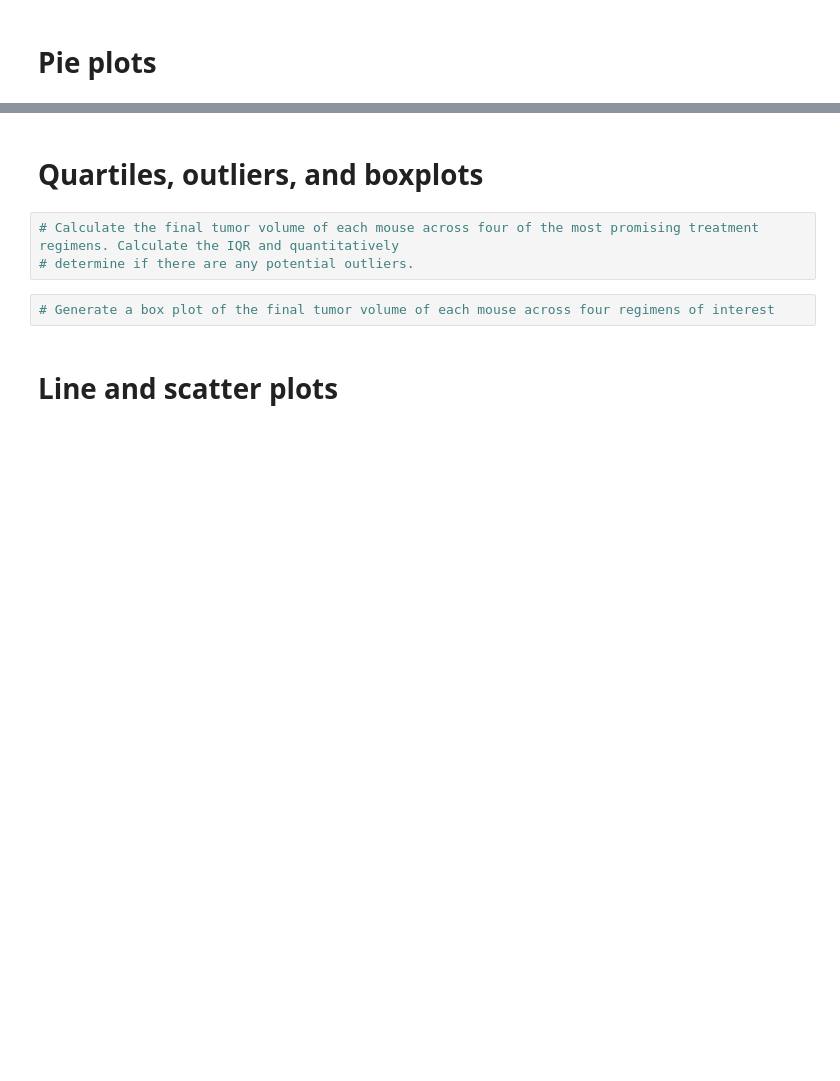
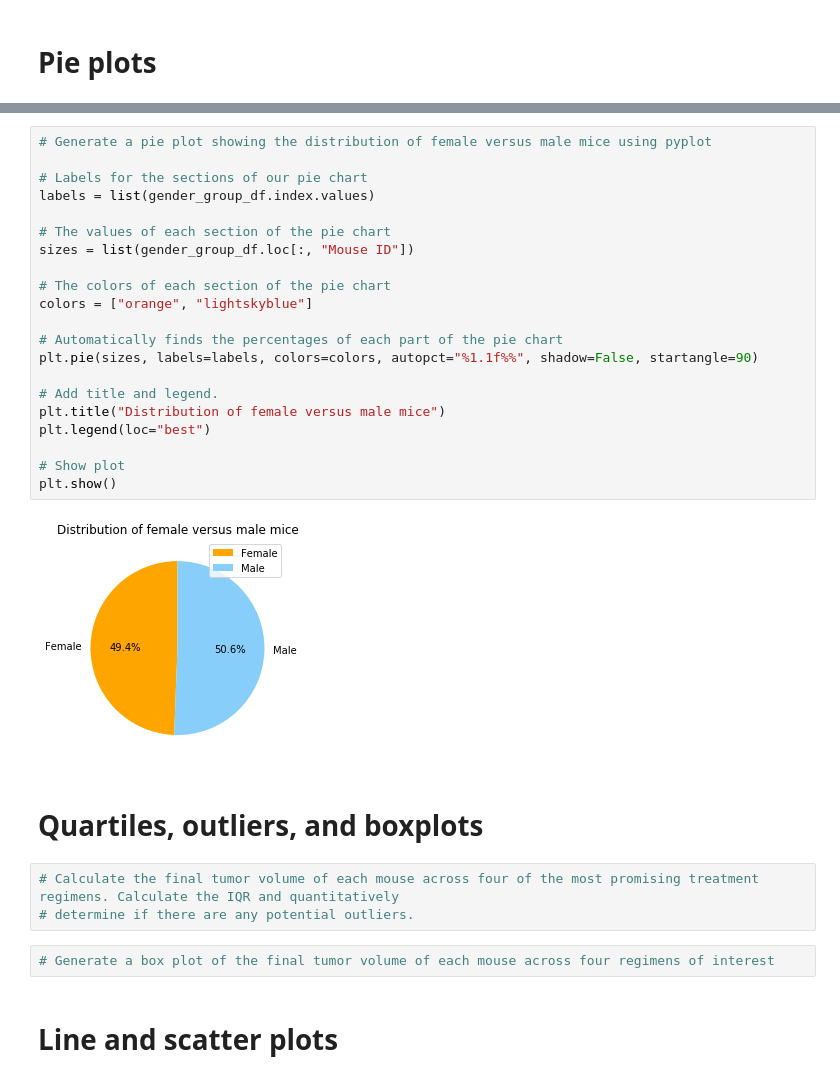
Before and after one commit to philipstubbs13/matplotlib-challenge, a Jupyter notebook: pymaceuticals.ipynb, the cells around one changed output, grey strips where cells are left out. Cells and saved outputs as stored; diff of their text form; blank space fills up the shorter version.

```diff
--- a/pymaceuticals.ipynb
+++ b/pymaceuticals.ipynb
@@ -37,3 +161,26 @@ study_results = pd.read_csv(study_results)
+# %%
+# Generate a pie plot showing the distribution of female versus male mice using pyplot
+
+# Labels for the sections of our pie chart
+labels = list(gender_group_df.index.values)
+
+# The values of each section of the pie chart
+sizes = list(gender_group_df.loc[:, "Mouse ID"])
+
+# The colors of each section of the pie chart
+colors = ["orange", "lightskyblue"]
+
+# Automatically finds the percentages of each part of the pie chart
+plt.pie(sizes, labels=labels, colors=colors, autopct="%1.1f%%", shadow=False, startangle=90)
+
+# Add title and legend.
+plt.title("Distribution of female versus male mice")
+plt.legend(loc="best")
+
+# Show plot
+plt.show()
+# %% [output]
+[figure, added]
 # %% [markdown]
 # Quartiles, outliers, and boxplots
 # %%
```
Also changed, not shown: parts of 14 cells of this notebook.
